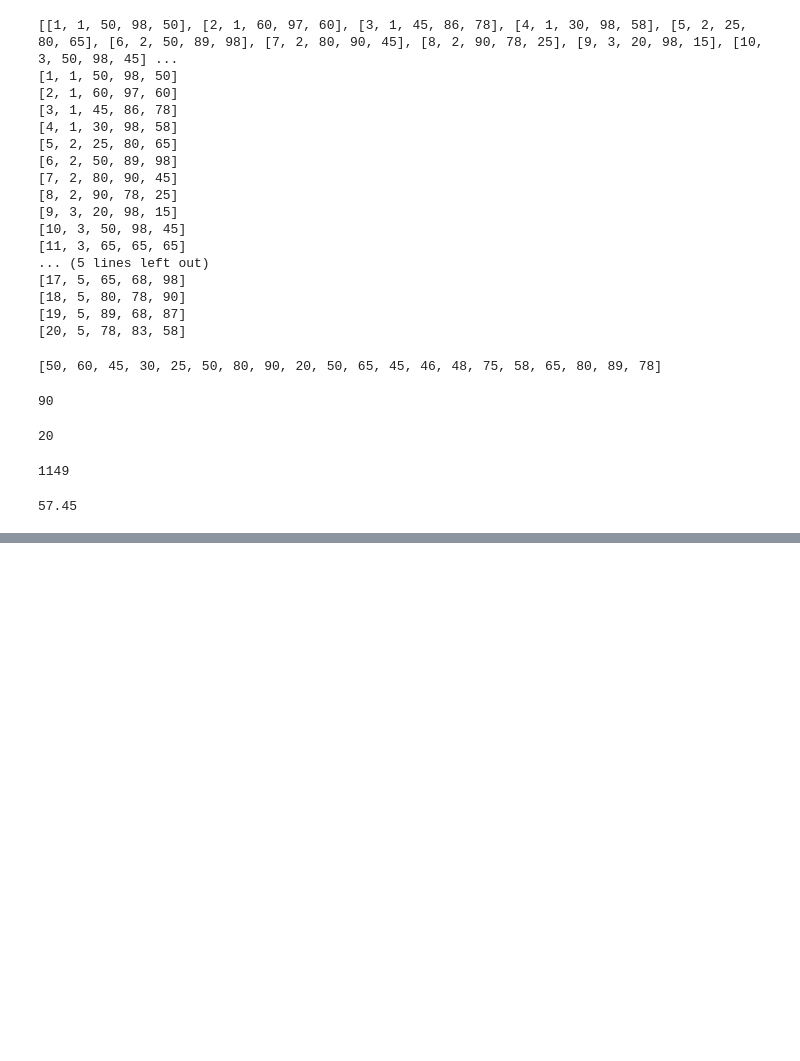
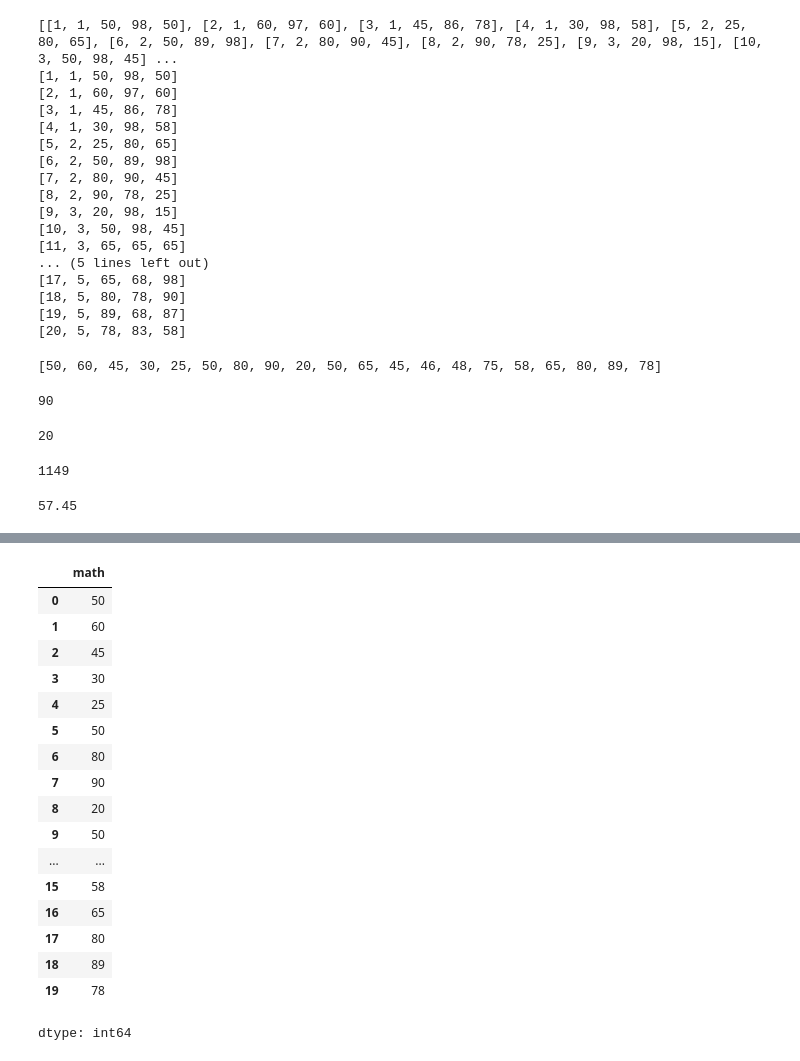
Before and after one commit to Leeonejae6708/python_itwill, a Jupyter notebook: Python17_itwill.ipynb, the cells around one changed output, grey strips where cells are left out. Cells and saved outputs as stored; diff of their text form; code cells hidden in the pictures; blank space fills up the shorter version.

```diff
--- a/Python17_itwill.ipynb
+++ b/Python17_itwill.ipynb
@@ -115,0 +472,21 @@ print(math_avg)
+# %%
+exam_df['math']  # Data frmae에서 'math' 컬럼만 선택
+# %% [output]
+|  | math |
+| 0 | 50 |
+| 1 | 60 |
+| 2 | 45 |
+| 3 | 30 |
+| 4 | 25 |
+| 5 | 50 |
+| 6 | 80 |
+| 7 | 90 |
+| 8 | 20 |
+| 9 | 50 |
+| ... | ... |
+| 15 | 58 |
+| 16 | 65 |
+| 17 | 80 |
+| 18 | 89 |
+| 19 | 78 |
+dtype: int64
```
Also changed, not shown: parts of 24 cells of this notebook.
